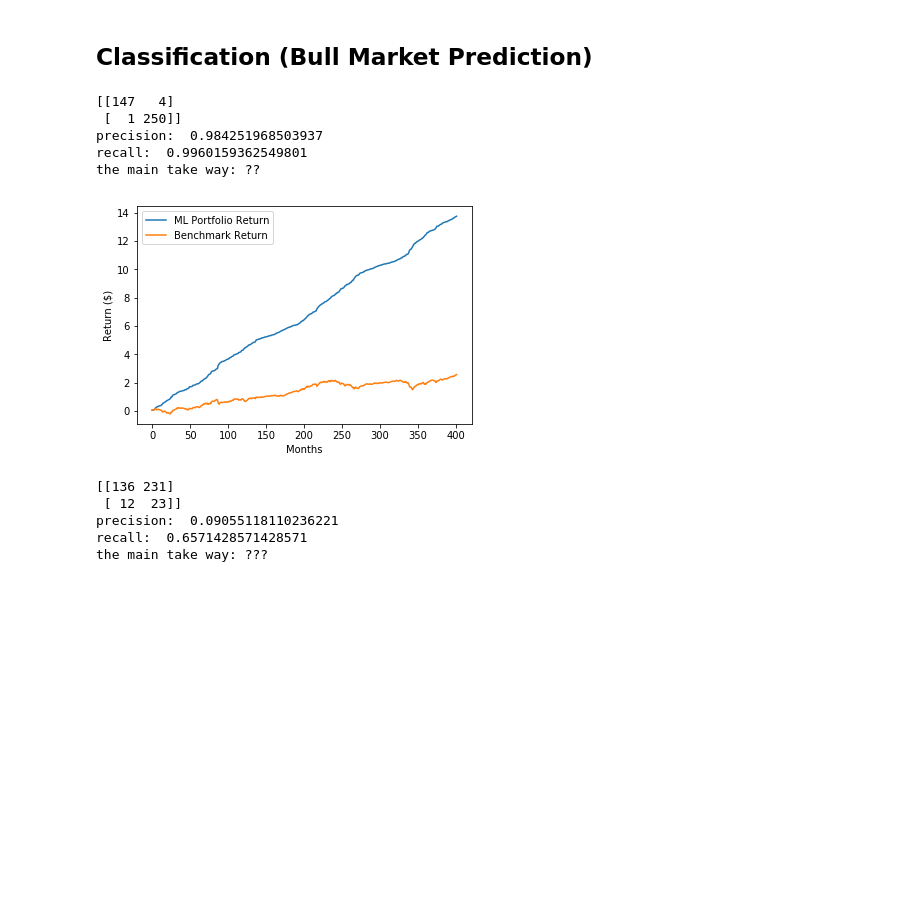
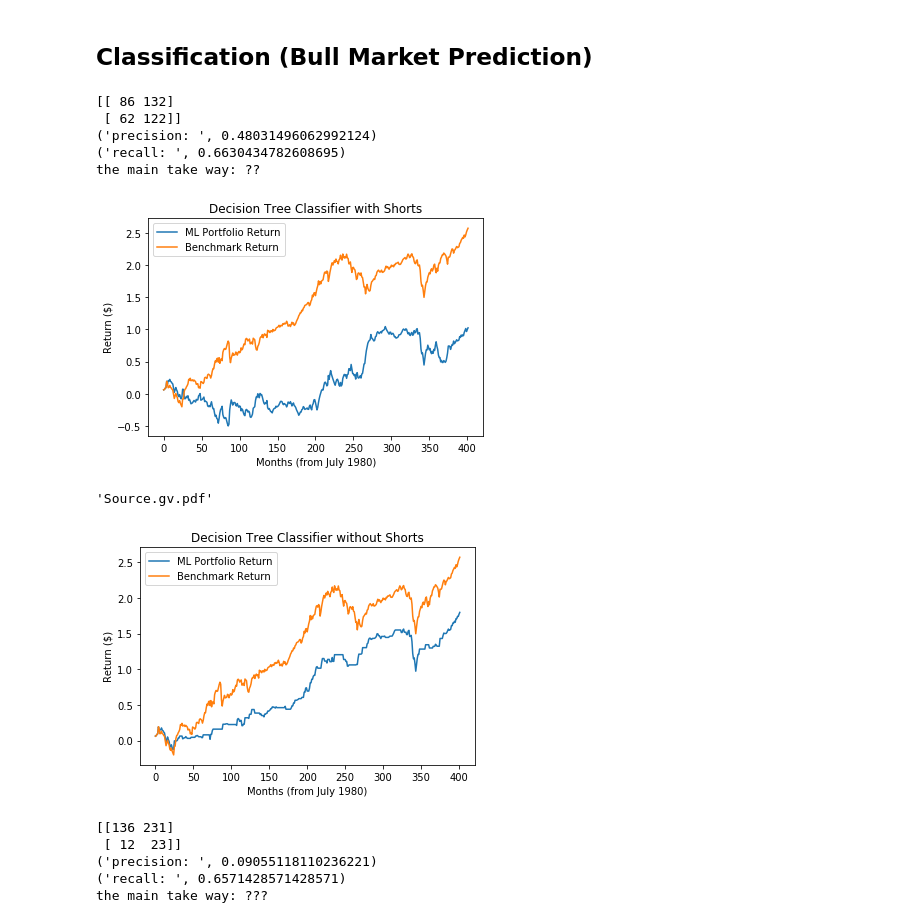
Before and after one commit to nrocco1/Data_Science_Project, a Jupyter notebook: equity_premium_cla.ipynb, the cells around one changed output. Cells and saved outputs as stored; diff of their text form; code cells hidden in the pictures; blank space fills up the shorter version.

```diff
--- a/equity_premium_cla.ipynb
+++ b/equity_premium_cla.ipynb
@@ -157,6 +159,7 @@ norm_x = (x- x.mean())/x.std(ddof=0)
 from sklearn import tree
 from sklearn.metrics import confusion_matrix
 import matplotlib.pyplot as plt
+import graphviz
 
 
 norm_x_train = norm_x[0:int(len(norm_x)/2)]
@@ -164,12 +167,12 @@ norm_x_test = norm_x[int(len(norm_x)/2):]
 bull_train = bull[0:int(len(bull)/2)]
 bull_test = bull[int(len(bull)/2):]
 
-clf = tree.DecisionTreeClassifier()
+clf = tree.DecisionTreeClassifier(criterion='entropy', splitter='random')
 clf = clf.fit(norm_x_train, bull_train)
 predicted = clf.predict(norm_x_test)
 c_matrix = confusion_matrix(predicted,bull_test)
-precision = c_matrix[1,1]/(c_matrix[1,1]+c_matrix[0,1])
-recall= c_matrix[1,1]/(c_matrix[1,1]+c_matrix[1,0])
+precision = float(c_matrix[1,1])/float((c_matrix[1,1]+c_matrix[0,1]))
+recall= float(c_matrix[1,1])/float((c_matrix[1,1]+c_matrix[1,0]))
 
 print(c_matrix)
 
@@ -178,10 +181,10 @@ print("recall: ", recall)
 
 print( "the main take way: ??")
 # %% [output]
-[[147   4]
- [  1 250]]
-precision:  0.984251968503937
-recall:  0.9960159362549801
+[[ 86 132]
+ [ 62 122]]
+('precision: ', 0.48031496062992124)
+('recall: ', 0.6630434782608695)
 the main take way: ??
 # %%
 temp = df['premium']
@@ -207,13 +210,46 @@ plt.figure()
 plt.plot(cs, label='ML Portfolio Return')
 plt.plot(cs_h, label='Benchmark Return')
 plt.legend(loc='best')
+plt.title('Decision Tree Classifier with Shorts')
 plt.ylabel('Return ($)')
-plt.xlabel('Months')
+plt.xlabel('Months (from July 1980)')
 plt.show()
 
 #print(predicted)
 # %% [output]
-[figure, old version]
+[figure, new version]
+# %%
+dot_data = tree.export_graphviz(clf, out_file=None, feature_names=df.columns[5:])
+graph = graphviz.Source(dot_data)
+graph.render(view=True)
+# %% [output]
+'Source.gv.pdf'
+# %%
+cumsum = 0
+cs = []
+
+cumsum_h = 0
+cs_h = []
+
+for i in range(int(len(predicted))):
+    if predicted[i] == 1:
+        cumsum += premium[i+643]
+    cs.append(cumsum)
+
+for i in range(len(bull_test)):
+    cumsum_h += premium[i+643]
+    cs_h.append(cumsum_h)
+
+plt.figure()
+plt.plot(cs, label='ML Portfolio Return')
+plt.plot(cs_h, label='Benchmark Return')
+plt.legend(loc='best')
+plt.title('Decision Tree Classifier without Shorts')
+plt.ylabel('Return ($)')
+plt.xlabel('Months (from July 1980)')
+plt.show()
+# %% [output]
+[figure, added]
 # %%
 # naive Bayes
 from sklearn.naive_bayes import GaussianNB
@@ -225,8 +261,8 @@ gnb.fit(norm_x_train,bull_train).predict(norm_x_test)
 predicted= gnb.predict(norm_x_test)
 
 c_matrix = confusion_matrix(predicted,bull_test)
-precision = c_matrix[1,1]/(c_matrix[1,1]+c_matrix[0,1])
-recall= c_matrix[1,1]/(c_matrix[1,1]+c_matrix[1,0])
+precision = float(c_matrix[1,1])/float((c_matrix[1,1]+c_matrix[0,1]))
+recall= float(c_matrix[1,1])/float((c_matrix[1,1]+c_matrix[1,0]))
 
 print(c_matrix)
 
@@ -237,6 +273,6 @@ print( "the main take way: ???")
 # %% [output]
 [[136 231]
  [ 12  23]]
-precision:  0.09055118110236221
-recall:  0.6571428571428571
+('precision: ', 0.09055118110236221)
+('recall: ', 0.6571428571428571)
 the main take way: ???
```
Also changed, not shown: parts of 11 cells of this notebook.
